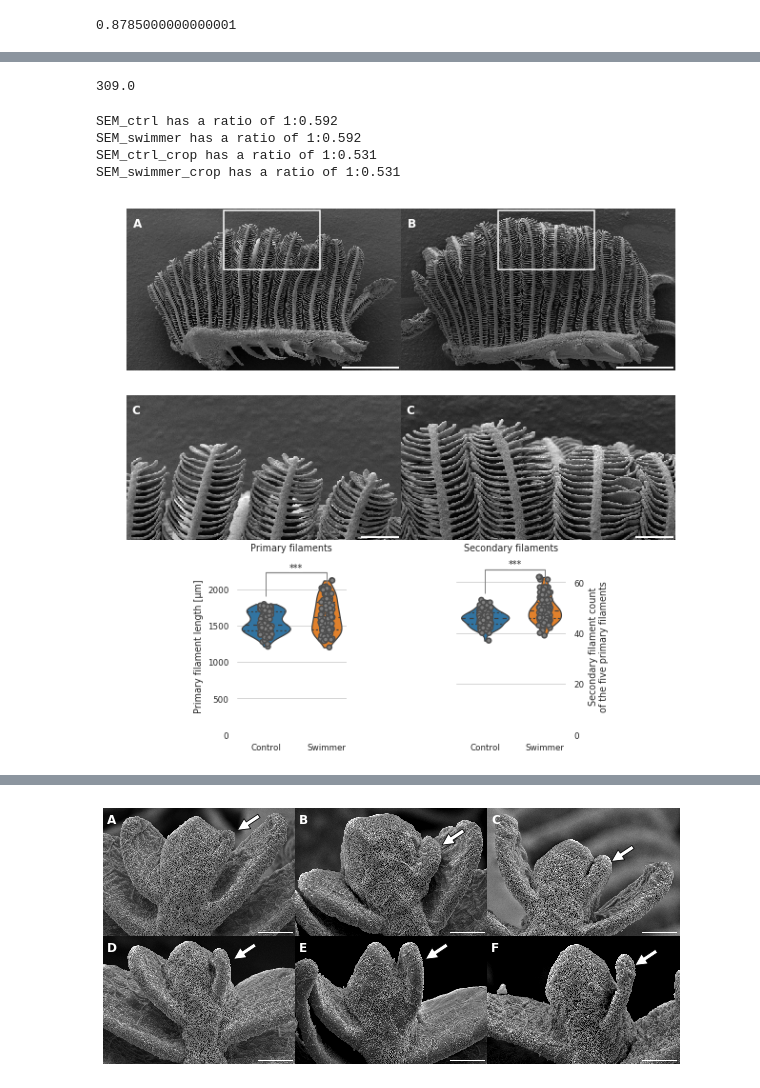
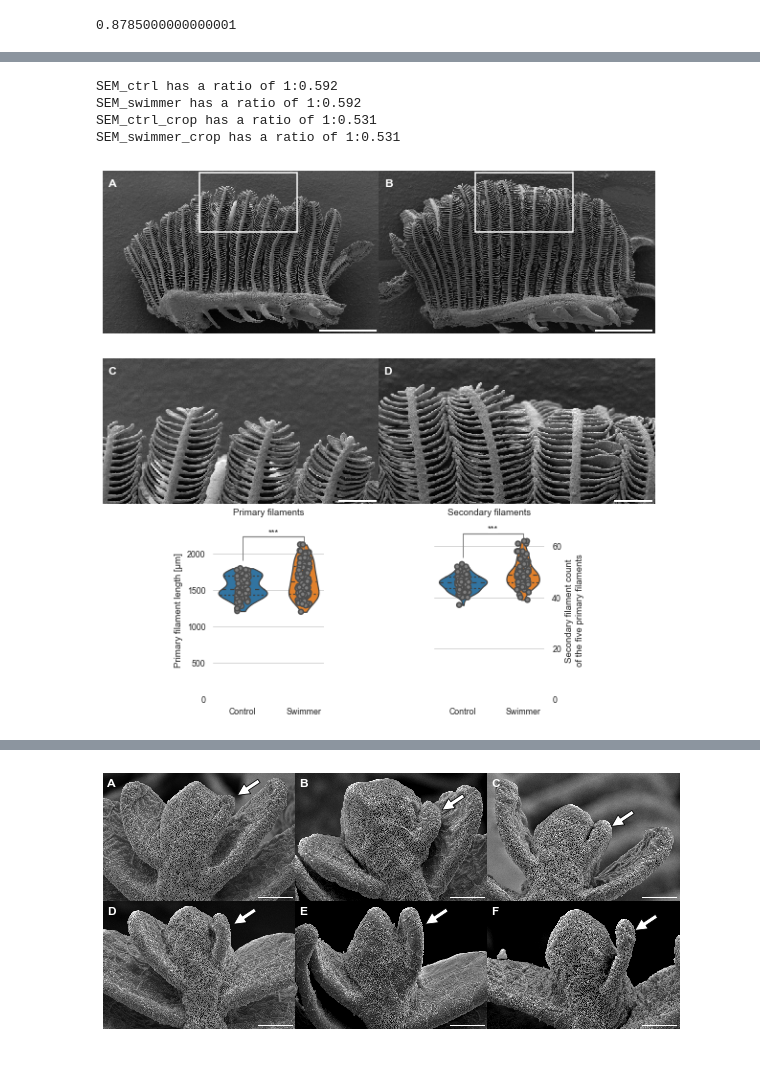
Before and after one commit to habi/Zebra-Fish-Gills, a Jupyter notebook: Gills-Analysis.ipynb, the cells around one changed output, grey strips where cells are left out. Saved outputs shown, nothing was run; the diff lists cells and outputs as text; code cells hidden in the pictures.

```diff
--- a/Gills-Analysis.ipynb
+++ b/Gills-Analysis.ipynb
@@ -626,11 +633,13 @@ semfile = glob.glob(os.path.join('XLS*', '*', '*electron*.xlsx'))[0]
 # Load filament count
 # We could probably do it in one go as above, but then 'squeeze' doesn't seem to discard the empty lines...
 Filaments = pandas.DataFrame()
-Filaments['Swimmer Count'] = pandas.read_excel(semfile, usecols='G', nrows=199, squeeze=True)
-Filaments['Control Count'] = pandas.read_excel(semfile, usecols='AA', nrows=199, squeeze=True, na_values='Keine Daten')
+Filaments['Swimmer Count'] = pandas.read_excel(semfile, usecols='G', skiprows=2, nrows=199, squeeze=True)
+Filaments['Control Count'] = pandas.read_excel(semfile, usecols='AA', skiprows=2, nrows=199, squeeze=True, na_values='Keine Daten')
 # Load filament length
-Filaments['Swimmer Length'] = pandas.read_excel(semfile, usecols='Q', nrows=199, squeeze=True)
-Filaments['Control Length'] = pandas.read_excel(semfile, usecols='AK', nrows=199, squeeze=True, na_values='Keine Daten')
+Filaments['Swimmer Length'] = pandas.read_excel(semfile, usecols='Q', skiprows=2, nrows=199, squeeze=True)
+Filaments['Control Length'] = pandas.read_excel(semfile, usecols='AK', skiprows=2, nrows=199, squeeze=True, na_values='Keine Daten')
+# We don't seem to get rid of the NaN's anymore with 'squeeze', so explicitly drop them (when in all rows)
+Filaments.dropna(how='all', inplace=True)
 # Scale from Fiji measurement units to um
 Filaments['Swimmer Length'] *= 1 / 0.6 * 100
 Filaments['Control Length'] *= 1 / 0.6 * 100
@@ -3340,7 +3349,3 @@ TwoD (D) has a ratio of 1:0.836
-# %%
-(500 * 0.618)
-# %% [output]
-309.0
 # %%
 # Fig 03: SEM gill overview whole arches and the quantification: no. and length of filaments: one panel
 # We want to show a crop in the second row
@@ -3399,7 +3404,7 @@ plt.axis('off')
 plt.subplot(324)
 plt.imshow(SEM_swimmer[:-bottomshave,:][round(crop*.618)-shift:-round(crop*.618)-shift,crop:-crop])
 image_label(SEM_swimmer[:-bottomshave,:][round(crop*.618)-shift:-round(crop*.618)-shift,crop:-crop],
-            'C')
+            'D')
 print('SEM_swimmer_crop has a ratio of 1:%0.3f' % (numpy.shape(SEM_swimmer[:-bottomshave,:][round(crop*.618)-shift:-round(crop*.618)-shift,crop:-crop])[0] /
                                                    numpy.shape(SEM_swimmer[:-bottomshave,:][round(crop*.618)-shift:-round(crop*.618)-shift,crop:-crop])[1]))
 plt.gca().add_artist(ScaleBar(pixelsize_sem,
@@ -3441,34 +3446,34 @@ seaborn.stripplot(data=Filaments[['Control Count',
                   dodge=True,
                   s=5,
                   linewidth=1.5,
                   color='gray')
 significance_bar(0,
                  1,
                  numpy.max(Filaments[['Control Count',
                                       'Swimmer Count']].max()),
                  p_value_filament_count)
 plt.gca().yaxis.tick_right()
 plt.gca().yaxis.set_label_position('right')
 plt.gca().yaxis.set_ticks_position('none')
 plt.ylim(ymax=70)
 plt.ylabel('Secondary filament count\nof the five primary filaments')
 plt.gca().set_xticklabels(['Control', 'Swimmer'])
 if zerotheplots:
     plt.ylim(ymin=0)
 plt.title('Secondary filaments')
 seaborn.despine(offset=10, trim=True, bottom=True, left=True)
 plt.subplots_adjust(0, -0.1, 1, 1.1, 0, 0)
 plt.savefig(os.path.join(OutPutDir,
                          'Fig03.png'),
             bbox_inches='tight',
             pad_inches=0)
 plt.show()
 # %% [output]
 SEM_ctrl has a ratio of 1:0.592
 SEM_swimmer has a ratio of 1:0.592
 SEM_ctrl_crop has a ratio of 1:0.531
 SEM_swimmer_crop has a ratio of 1:0.531
-[figure, old version]
+[figure, new version]
 # %%
 # Fig 043: uCT data, measurement of volumes: quantification of volume and filling factor
 plt.rcParams['figure.figsize'] = (8, 6)  # Size up figures a bit
```
Also changed, not shown: parts of 37 cells of this notebook.
